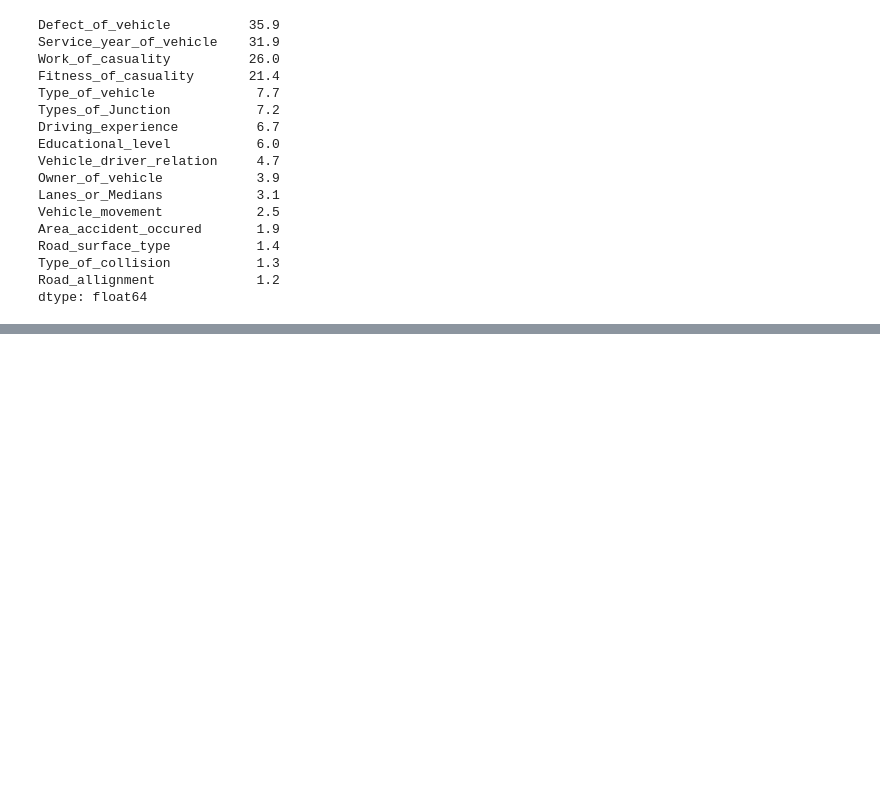
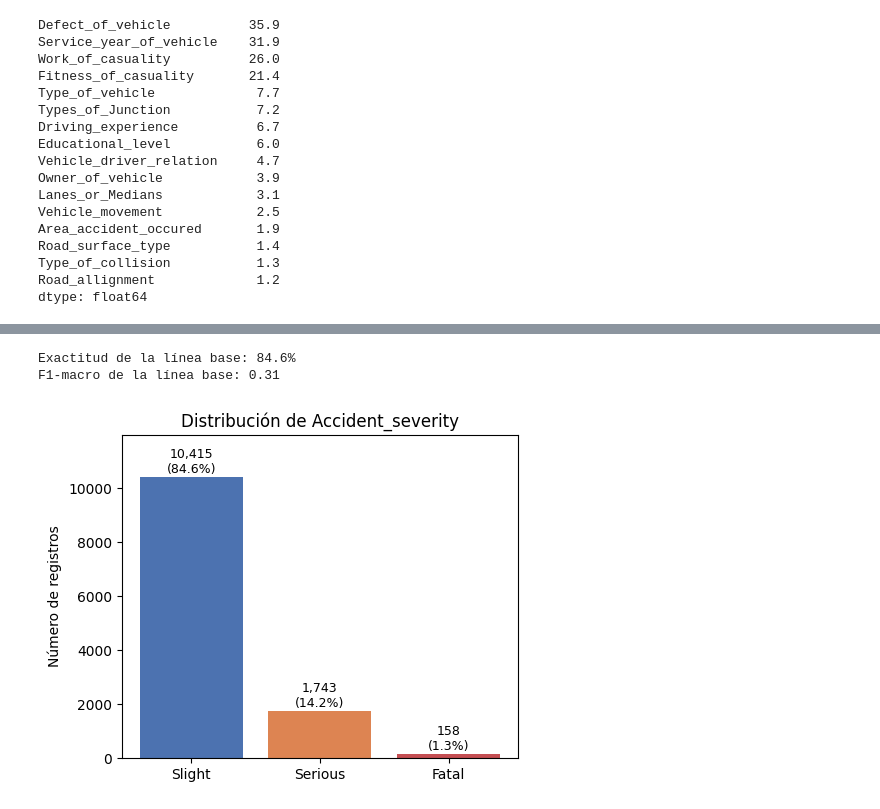
Before and after one commit to SantiagoAlvP/Short-Paper_Entrega_2, a Jupyter notebook: data_s5_eda.ipynb, the cells around one changed output, grey strips where cells are left out. Saved outputs shown, nothing was run; the diff lists cells and outputs as text; code cells hidden in the pictures; blank space fills up the shorter version.

```diff
--- a/data_s5_eda.ipynb
+++ b/data_s5_eda.ipynb
@@ -218,0 +275,19 @@ El dataset tiene tamaño y calidad suficientes (tras la depuración) para plante
+# %%
+high_null = missing_pct[missing_pct > 20].index.tolist()
+post_evento = ['Casualty_class', 'Sex_of_casualty', 'Age_band_of_casualty', 'Casualty_severity', 'Number_of_casualties']
+
+df = raw.drop(columns=high_null + post_evento).copy()
+df.insert(0, 'Hour', pd.to_datetime(df['Time'], format='%H:%M:%S').dt.hour)
+df = df.drop(columns='Time')
+
+cat_cols = df.select_dtypes(exclude='number').columns.drop('Accident_severity')
+df[cat_cols] = df[cat_cols].fillna('Unknown')
+
+sev_code = {'Fatal injury': 0, 'Serious Injury': 1, 'Slight Injury': 2}
+df['Accident_severity'] = df['Accident_severity'].map(sev_code)
+
+predictoras = df.columns.drop('Accident_severity').tolist()
+print('Columnas eliminadas:', high_null + post_evento + ['Time'])
+print(f'Dataset depurado: {df.shape} -> {len(predictoras)} predictoras + target')
+print('Categóricas:', len(cat_cols), '| Numéricas:', len(predictoras) - len(cat_cols), df[predictoras].select_dtypes('number').columns.tolist())
+print('Nulos totales:', df.isnull().sum().sum(), '| Duplicados:', df.duplicated().sum())
@@ -218,0 +326,10 @@ El dataset tiene tamaño y calidad suficientes (tras la depuración) para plante
+# %%
+sev_map = {0: 'Fatal', 1: 'Serious', 2: 'Slight'}
+df['sev_label'] = df['Accident_severity'].map(sev_map)
+df['grave_fatal'] = (df['Accident_severity'] < 2).astype(int) * 100   # 100 si Serious o Fatal
+
+counts = df['sev_label'].value_counts()
+pct = (df['sev_label'].value_counts(normalize=True) * 100).round(1)
+display(pd.DataFrame({'n': counts, '%': pct}))
+print(f'Proporción general de lesiones graves o fatales: {df.grave_fatal.mean():.1f}%')
+print(f'Razón de desbalance Slight/Fatal: {counts["Slight"] / counts["Fatal"]:.0f} : 1')
@@ -218,0 +344,24 @@ El dataset tiene tamaño y calidad suficientes (tras la depuración) para plante
+# %%
+# Línea base: clasificador trivial que siempre predice la clase mayoritaria (Slight)
+p = (df['sev_label'] == 'Slight').mean()
+f1_slight = 2 * p * 1 / (p + 1)          # precisión = p, recall = 1
+f1_macro = (f1_slight + 0 + 0) / 3        # F1 = 0 para Serious y Fatal
+print(f'Exactitud de la línea base: {p:.1%}')
+print(f'F1-macro de la línea base: {f1_macro:.2f}')
+# %% [output]
+Exactitud de la línea base: 84.6%
+F1-macro de la línea base: 0.31
+# %%
+order = ['Slight', 'Serious', 'Fatal']
+counts_ord = counts.reindex(order)
+fig, ax = plt.subplots(figsize=(5, 4))
+ax.bar(order, counts_ord.values, color=['#4C72B0', '#DD8452', '#C44E52'])
+for i, v in enumerate(counts_ord.values):
+    ax.text(i, v + 150, f'{v:,}\n({v / len(df) * 100:.1f}%)', ha='center', fontsize=9)
+ax.set_title('Distribución de Accident_severity')
+ax.set_ylabel('Número de registros')
+ax.set_ylim(0, counts_ord.max() * 1.15)
+plt.tight_layout()
+plt.show()
+# %% [output]
+[figure, added]
```
Also changed, not shown: parts of 78 cells of this notebook, 14 other files.
